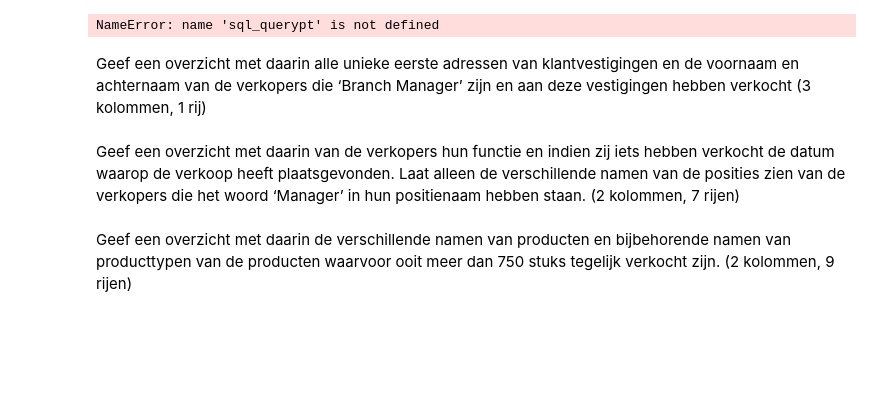
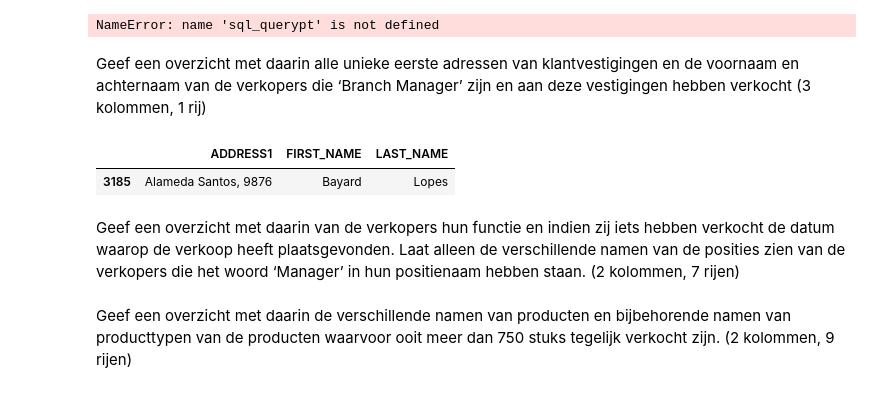
Before and after one commit to Byrott0/DEDS_Portfolio, a Jupyter notebook: wk1.1/DEDS_WC_1.2_en_1.3_Opdrachten.ipynb, the cells around one changed output. Cells and saved outputs as stored; diff of their text form; code cells hidden in the pictures; blank space fills up the shorter version.

```diff
--- a/wk1.1/DEDS_WC_1.2_en_1.3_Opdrachten.ipynb
+++ b/wk1.1/DEDS_WC_1.2_en_1.3_Opdrachten.ipynb
@@ -309,6 +286,18 @@ sf_eye = sf_merge[sf_merge['PRODUCT_NAME'].str.contains('eyewear')]
 NameError: name 'sql_querypt' is not defined
 # %% [markdown]
 Geef een overzicht met daarin alle unieke eerste adressen van klantvestigingen en de voornaam en achternaam van de verkopers die ‘Branch Manager’ zijn en aan deze vestigingen hebben verkocht (3 kolommen, 1 rij)
+# %%
+sql_querysb = "SELECT * FROM sales_branch;"
+sf_salesbranch = pd.read_sql(sql_querysb, sales_conn)
+
+sf_merge = sf_order_header.merge(sf_salesstaff, on='SALES_STAFF_CODE')
+sf_merge = sf_merge.merge(sf_retailer, on='RETAILER_SITE_CODE')
+
+filtered = sf_merge.loc[sf_merge['POSITION_EN'] == 'Branch Manager', ['ADDRESS1', 'FIRST_NAME', 'LAST_NAME']].drop_duplicates()
+filtered
+# %% [output]
+|  | ADDRESS1 | FIRST_NAME | LAST_NAME |
+| 3185 | Alameda Santos, 9876 | Bayard | Lopes |
 # %% [markdown]
 Geef een overzicht met daarin van de verkopers hun functie en indien zij iets hebben verkocht de datum waarop de verkoop heeft plaatsgevonden. Laat alleen de verschillende namen van de posities zien van de verkopers die het woord ‘Manager’ in hun positienaam hebben staan. (2 kolommen, 7 rijen)
 # %% [markdown]
```
Also changed, not shown: parts of 4 cells of this notebook.
